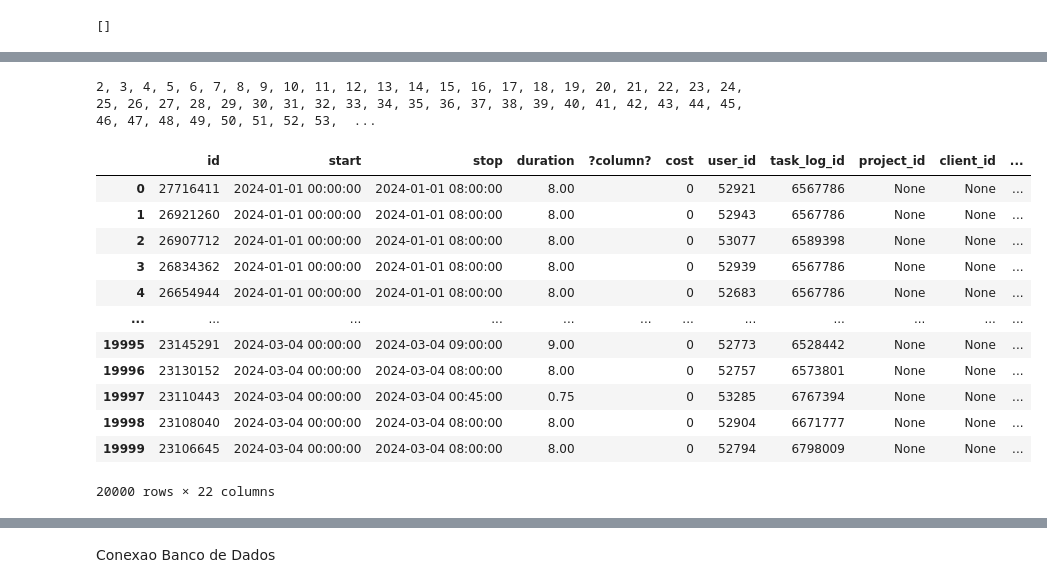
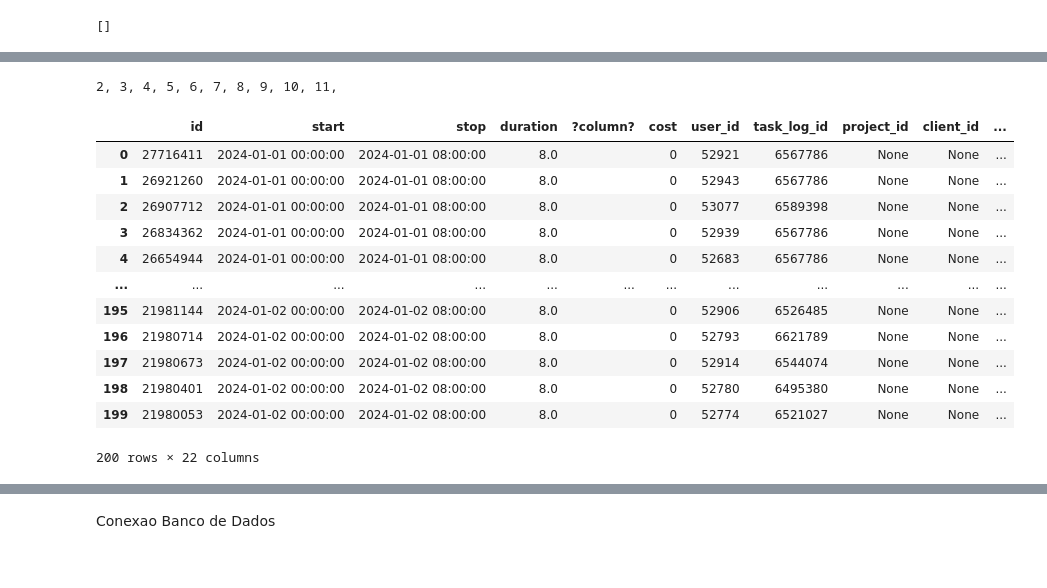
Before and after one commit to jonathasrc/soulcode, a Jupyter notebook: projeto_final/projeto_final.ipynb, the cells around one changed output, grey strips where cells are left out. Saved outputs shown, nothing was run; the diff lists cells and outputs as text; code cells hidden in the pictures.

```diff
--- a/projeto_final/projeto_final.ipynb
+++ b/projeto_final/projeto_final.ipynb
@@ -194,31 +194,31 @@ display(df_info)
 # %%
 all_data = []
 page = 1
-while page <= 1000: #4078
+while page <= 10: #4078
     query =  f'https://api.projectcor.com/v1/hours?filters={{"dateStart":"2024-01-01","dateDeadline":"2024-10-17","clients":null,"projects":null,"users":null,"labels":null,"teams":null}}&page={page}&orderBy={{"by":"start","order":"ASC"}}'
     data = fetch_data_with_retry(query, headers=headers, max_retries=3, retry_delay=3)
 
     if data is None or not data['data']:
         break
 
     all_data.extend(data['data'])
     page = page + 1
     print(page, end=', ')
 
 df = pd.DataFrame(all_data)
 df
 # %% [output]
-2, 3, 4, 5, 6, 7, 8, 9, 10, 11, 12, 13, 14, 15, 16, 17, 18, 19, 20, 21, 22, 23, 24, 25, 26, 27, 28, 29, 30, 31, 32, 33, 34, 35, 36, 37, 38, 39, 40, 41, 42, 43, 44, 45, 46, 47, 48, 49, 50, 51, 52, 53,  ...
+2, 3, 4, 5, 6, 7, 8, 9, 10, 11,
 |  | id | start | stop | duration | ?column? | cost | user_id | task_log_id | project_id | client_id | ... |
-| 0 | 27716411 | 2024-01-01 00:00:00 | 2024-01-01 08:00:00 | 8.00 |  | 0 | 52921 | 6567786 | None | None | ... |
-| 1 | 26921260 | 2024-01-01 00:00:00 | 2024-01-01 08:00:00 | 8.00 |  | 0 | 52943 | 6567786 | None | None | ... |
-| 2 | 26907712 | 2024-01-01 00:00:00 | 2024-01-01 08:00:00 | 8.00 |  | 0 | 53077 | 6589398 | None | None | ... |
-| 3 | 26834362 | 2024-01-01 00:00:00 | 2024-01-01 08:00:00 | 8.00 |  | 0 | 52939 | 6567786 | None | None | ... |
-| 4 | 26654944 | 2024-01-01 00:00:00 | 2024-01-01 08:00:00 | 8.00 |  | 0 | 52683 | 6567786 | None | None | ... |
+| 0 | 27716411 | 2024-01-01 00:00:00 | 2024-01-01 08:00:00 | 8.0 |  | 0 | 52921 | 6567786 | None | None | ... |
+| 1 | 26921260 | 2024-01-01 00:00:00 | 2024-01-01 08:00:00 | 8.0 |  | 0 | 52943 | 6567786 | None | None | ... |
+| 2 | 26907712 | 2024-01-01 00:00:00 | 2024-01-01 08:00:00 | 8.0 |  | 0 | 53077 | 6589398 | None | None | ... |
+| 3 | 26834362 | 2024-01-01 00:00:00 | 2024-01-01 08:00:00 | 8.0 |  | 0 | 52939 | 6567786 | None | None | ... |
+| 4 | 26654944 | 2024-01-01 00:00:00 | 2024-01-01 08:00:00 | 8.0 |  | 0 | 52683 | 6567786 | None | None | ... |
 | ... | ... | ... | ... | ... | ... | ... | ... | ... | ... | ... | ... |
-| 19995 | 23145291 | 2024-03-04 00:00:00 | 2024-03-04 09:00:00 | 9.00 |  | 0 | 52773 | 6528442 | None | None | ... |
-| 19996 | 23130152 | 2024-03-04 00:00:00 | 2024-03-04 08:00:00 | 8.00 |  | 0 | 52757 | 6573801 | None | None | ... |
-| 19997 | 23110443 | 2024-03-04 00:00:00 | 2024-03-04 00:45:00 | 0.75 |  | 0 | 53285 | 6767394 | None | None | ... |
-| 19998 | 23108040 | 2024-03-04 00:00:00 | 2024-03-04 08:00:00 | 8.00 |  | 0 | 52904 | 6671777 | None | None | ... |
-| 19999 | 23106645 | 2024-03-04 00:00:00 | 2024-03-04 08:00:00 | 8.00 |  | 0 | 52794 | 6798009 | None | None | ... |
+| 195 | 21981144 | 2024-01-02 00:00:00 | 2024-01-02 08:00:00 | 8.0 |  | 0 | 52906 | 6526485 | None | None | ... |
+| 196 | 21980714 | 2024-01-02 00:00:00 | 2024-01-02 08:00:00 | 8.0 |  | 0 | 52793 | 6621789 | None | None | ... |
+| 197 | 21980673 | 2024-01-02 00:00:00 | 2024-01-02 08:00:00 | 8.0 |  | 0 | 52914 | 6544074 | None | None | ... |
+| 198 | 21980401 | 2024-01-02 00:00:00 | 2024-01-02 08:00:00 | 8.0 |  | 0 | 52780 | 6495380 | None | None | ... |
+| 199 | 21980053 | 2024-01-02 00:00:00 | 2024-01-02 08:00:00 | 8.0 |  | 0 | 52774 | 6521027 | None | None | ... |
-20000 rows × 22 columns
+200 rows × 22 columns
```
Also changed, not shown: parts of 13 cells of this notebook, 3 other files.
